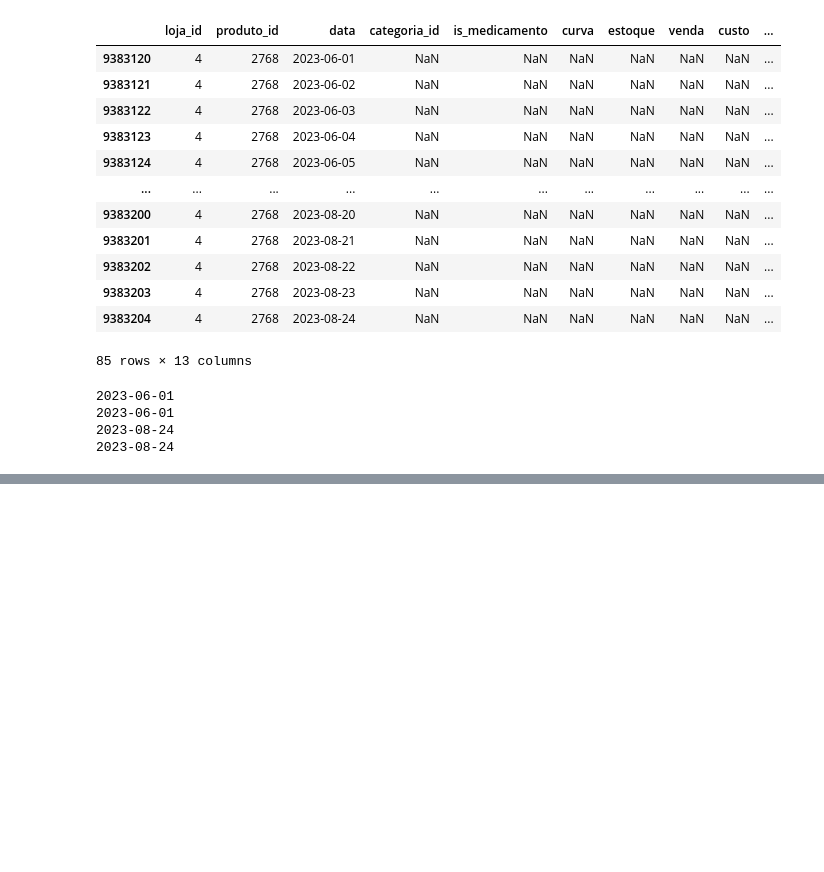
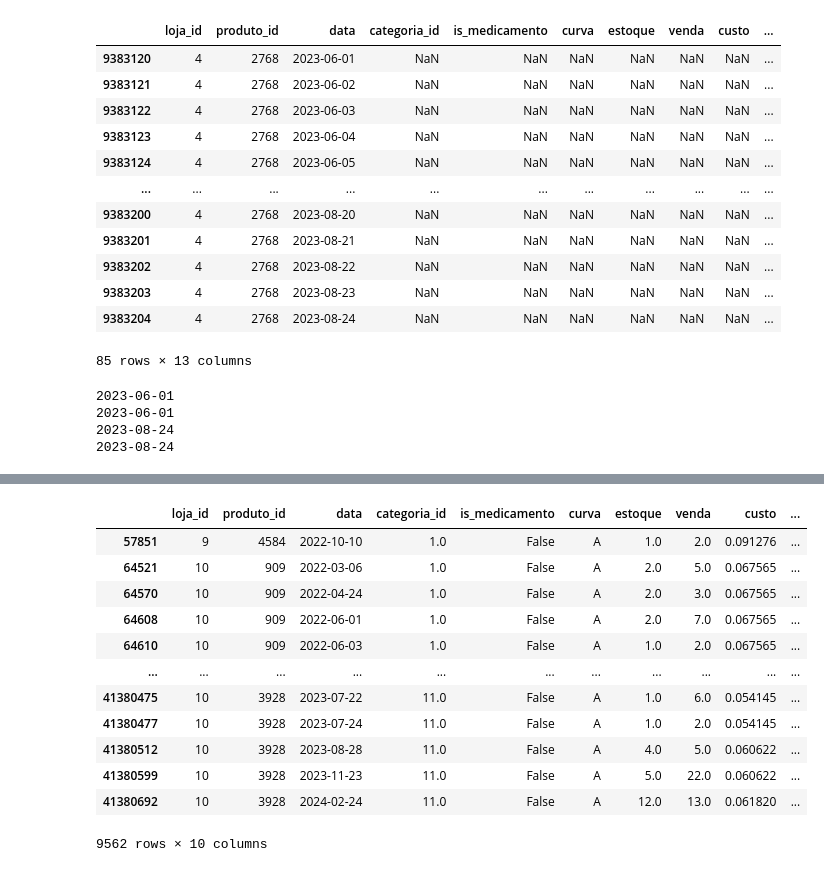
Before and after one commit to AmandaCOPires/Projeto-Linqi, a Jupyter notebook: limpeza_tratamento_base.ipynb, the cells around one changed output, grey strips where cells are left out. Saved outputs shown, nothing was run; the diff lists cells and outputs as text; code cells hidden in the pictures; blank space fills up the shorter version.

```diff
--- a/limpeza_tratamento_base.ipynb
+++ b/limpeza_tratamento_base.ipynb
@@ -317,0 +430,3 @@ print(datas_nulas_minimas_maximas.data_max.max())
+# %%
+venda_maior_estoque = df_completo.query('venda > estoque')
+venda_maior_estoque_loja_prod = venda_maior_estoque.groupby(['loja_id','produto_id']).agg({'data':'count'}).reset_index()
@@ -317,0 +449,16 @@ print(datas_nulas_minimas_maximas.data_max.max())
+# %%
+venda_maior_estoque.query('estoque > 0').query('curva == "A"')
+# %% [output]
+|  | loja_id | produto_id | data | categoria_id | is_medicamento | curva | estoque | venda | custo | ... |
+| 57851 | 9 | 4584 | 2022-10-10 | 1.0 | False | A | 1.0 | 2.0 | 0.091276 | ... |
+| 64521 | 10 | 909 | 2022-03-06 | 1.0 | False | A | 2.0 | 5.0 | 0.067565 | ... |
+| 64570 | 10 | 909 | 2022-04-24 | 1.0 | False | A | 2.0 | 3.0 | 0.067565 | ... |
+| 64608 | 10 | 909 | 2022-06-01 | 1.0 | False | A | 2.0 | 7.0 | 0.067565 | ... |
+| 64610 | 10 | 909 | 2022-06-03 | 1.0 | False | A | 1.0 | 2.0 | 0.067565 | ... |
+| ... | ... | ... | ... | ... | ... | ... | ... | ... | ... | ... |
+| 41380475 | 10 | 3928 | 2023-07-22 | 11.0 | False | A | 1.0 | 6.0 | 0.054145 | ... |
+| 41380477 | 10 | 3928 | 2023-07-24 | 11.0 | False | A | 1.0 | 2.0 | 0.054145 | ... |
+| 41380512 | 10 | 3928 | 2023-08-28 | 11.0 | False | A | 4.0 | 5.0 | 0.060622 | ... |
+| 41380599 | 10 | 3928 | 2023-11-23 | 11.0 | False | A | 5.0 | 22.0 | 0.060622 | ... |
+| 41380692 | 10 | 3928 | 2024-02-24 | 11.0 | False | A | 12.0 | 13.0 | 0.061820 | ... |
+9562 rows × 10 columns
```
Also changed, not shown: parts of 35 cells of this notebook.
